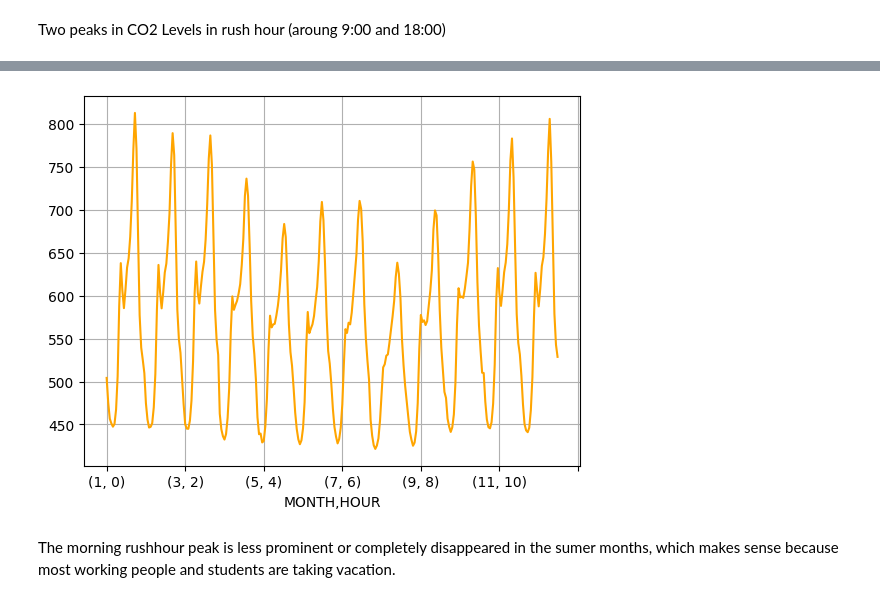
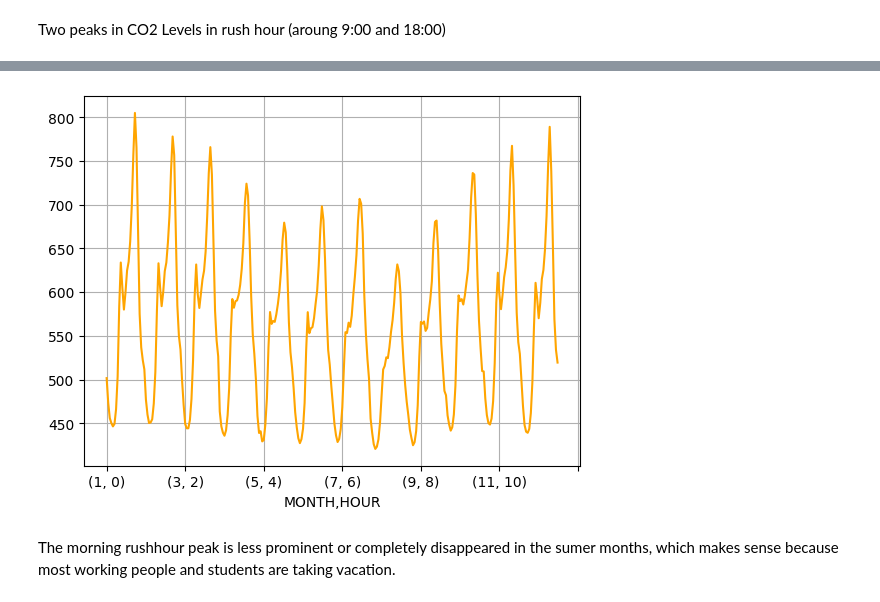
Before and after one commit to AdvancedGroupBootcamp/amelie_schneider, a Jupyter notebook: subway/eda_subway.ipynb, the cells around one changed output, grey strips where cells are left out. Drawn from its saved outputs; the diff is of its cells as text; code cells hidden in the pictures.

```diff
--- a/subway/eda_subway.ipynb
+++ b/subway/eda_subway.ipynb
@@ -121,7 +123,7 @@ monthly_hourly_data.head()
 # %%
-ax = monthly_hourly_data.groupby(['MONTH', 'HOUR'])['CO2'].mean().plot(kind='line', color='orange', grid=True)
+ax = df.groupby(['MONTH', 'HOUR'])['CO2'].mean().plot(kind='line', color='orange', grid=True)
 # %% [output]
-[figure, old version]
+[figure, new version]
 # %% [markdown]
 The morning rushhour peak is less prominent or completely disappeared in the sumer months, which makes sense because most working people and students are taking vacation.
 # %%
```
Also changed, not shown: parts of 19 cells of this notebook, 3 other files.
